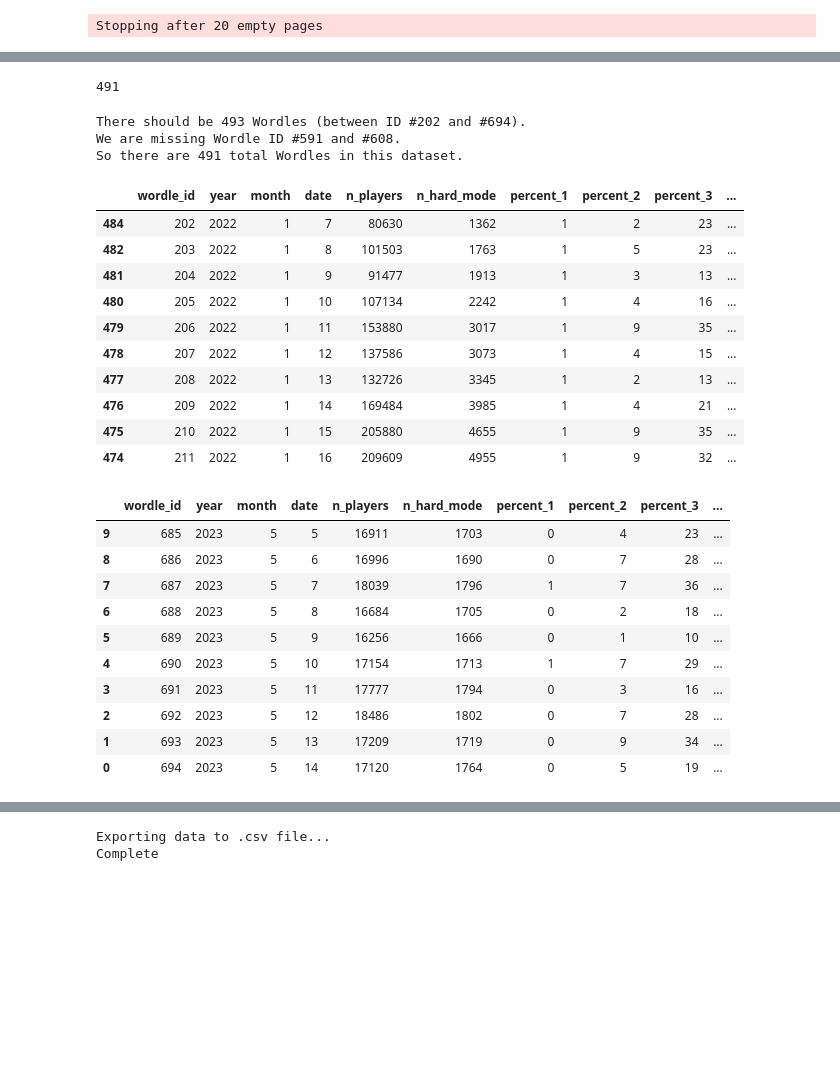
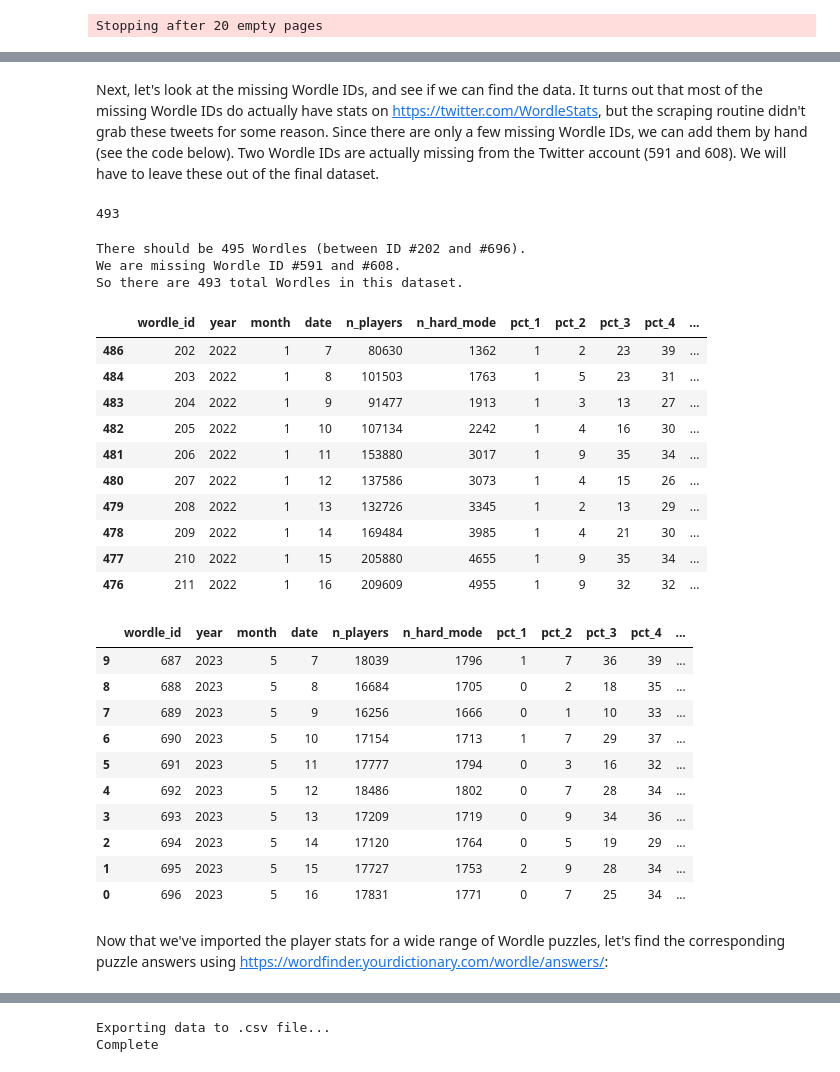
Before and after one commit to vcgregoric/Wordle_Analysis, a Jupyter notebook: wordle_data_scraping.ipynb, the cells around one changed output, grey strips where cells are left out. Saved outputs shown, nothing was run; the diff lists cells and outputs as text; code cells hidden in the pictures; blank space fills up the shorter version.

Commit message:
Finalized analysis

```diff
--- a/wordle_data_scraping.ipynb
+++ b/wordle_data_scraping.ipynb
@@ -34,18 +39,19 @@ X: 🟩 4%
 # %%
 # Import data from all tweets into pandas DataFrame:
-error_indices = []
-df = pd.DataFrame(columns=['wordle_id','year', 'month', 'date', 'n_players', 'n_hard_mode', 'percent_1',
-                           'percent_2', 'percent_3', 'percent_4', 'percent_5', 'percent_6', 'percent_fail'])
+error_indices = [] # To store the indices of the tweets where extracting the stats fails for some reason
+df = pd.DataFrame(columns=['wordle_id','year', 'month', 'date', 'n_players', 'n_hard_mode', 'pct_1',
+                           'pct_2', 'pct_3', 'pct_4', 'pct_5', 'pct_6', 'pct_fail'])
 
 def extract_stats(tweet, df):
     """Adds the stats from a tweet by @WordleStats to a pandas DataFrame.
     Input:  tweet = a string of the tweet text
             df = DataFrame to hold the tweet data. Expecting the following columns (in order):
-                 wordle_id, year, month, date, n_players, n_hard_mode, percent_1, percent_2, percent_3, percent_4,
-                 percent_5, percent_6, percent_fail
+                 wordle_id, year, month, date, n_players, n_hard_mode, pct_1, pct_2, pct_3, pct_4,
+                 pct_5, pct_6, pct_fail
     Output: none (the data is added as a new row in df)
     """
     tweet_lines = tweet.split('\n')
+    # Grab the relevant data from the tweet and store as variables
     try:
         wordle_id = int(tweet_lines[0].split(' ')[1])
         year = int(tweet_lines[0].replace('-', ' ').split(' ')[2])
@@ -54,15 +60,17 @@ def extract_stats(tweet, df):
         n_players = int(tweet_lines[1].replace(',','').split(' ')[0])
         n_hard_mode = int(tweet_lines[2].replace(',','').split(' ')[0])
         row_data = [wordle_id, year, month, date, n_players, n_hard_mode]
+        # Loop over the lines corresponding to each possible score:
         for i in range(4, 11):
             row_data.append(int(tweet_lines[i].replace('%', '').split(' ')[-1]))
         df.loc[len(df)] = row_data
     except:
+        # If the above failed for some reason, add the tweet index to a list to examine later
         print('error extracting stats from tweet at index', tweets.index(tweet))
         error_indices.append(tweets.index(tweet))
 
 
-
+# Use the function defined above to extract the data from each tweet:
 for tweet in tweets:
     extract_stats(tweet, df)
 print('There are', len(df), 'valid data points')
@@ -154,10 +171,12 @@ No repeated IDs found.
 df.loc[len(df)] = [213, 2022, 1, 18, 220950, 6206, 1, 2, 11, 24, 31, 26, 6]
 # Add Wordle ID #202:
 df.loc[len(df)] = [202, 2022, 1, 7, 80630, 1362, 1, 2, 23, 39, 24, 9, 1]
+# %% [markdown]
+Next, let's look at the missing Wordle IDs, and see if we can find the data. It turns out that most of the missing Wordle IDs do actually have stats on https://twitter.com/WordleStats, but the scraping routine didn't grab these tweets for some reason. Since there are only a few missing Wordle IDs, we can add them by hand (see the code below). Two Wordle IDs are actually missing from the Twitter account (591 and 608). We will have to leave these out of the final dataset.
 # %%
 # Check missing Wordle IDs by hand on twitter.com/WordleStats:
 
-# Wordle ID #213 is actually in tweets[478] (already added)
+# Wordle ID #213 is actually in tweets[480] (already added)
 
 # Wordle ID #273
 df.loc[len(df)] = [273, 2022, 3, 19, 156311, 8515, 0, 5, 21, 32, 26, 14, 3]
@@ -182,47 +201,49 @@ df.loc[len(df)] = [381, 2022, 7, 5, 44578, 3604, 1, 6, 25, 36, 23, 9, 1]
 # Wordle ID #608 is actually missing
 print(len(df))
 # %% [output]
-491
+493
 # %%
+# Confirm that we have data for all the puzzles between Wordle ID #202 and #696 (except for #591 and #608)
 min_id = df.wordle_id.min()
 max_id = df.wordle_id.max()
 print('There should be', max_id - min_id + 1, 'Wordles (between ID #' + str(min_id), 'and #' + str(max_id) + ').')
 print('We are missing Wordle ID #591 and #608.')
 print('So there are', len(df), 'total Wordles in this dataset.')
 # %% [output]
-There should be 493 Wordles (between ID #202 and #694).
+There should be 495 Wordles (between ID #202 and #696).
 We are missing Wordle ID #591 and #608.
-So there are 491 total Wordles in this dataset.
+So there are 493 total Wordles in this dataset.
 # %%
+# Sort the DataFrame by ascending values of Wordle ID:
 df.sort_values('wordle_id', inplace=True)
 # df.set_index('wordle_id', inplace=True, verify_integrity=True)
-df.head(10)
+display(df.head(10))
+display(df.tail(10))
 # %% [output]
-|  | wordle_id | year | month | date | n_players | n_hard_mode | percent_1 | percent_2 | percent_3 | ... |
-| 484 | 202 | 2022 | 1 | 7 | 80630 | 1362 | 1 | 2 | 23 | ... |
-| 482 | 203 | 2022 | 1 | 8 | 101503 | 1763 | 1 | 5 | 23 | ... |
-| 481 | 204 | 2022 | 1 | 9 | 91477 | 1913 | 1 | 3 | 13 | ... |
-| 480 | 205 | 2022 | 1 | 10 | 107134 | 2242 | 1 | 4 | 16 | ... |
-| 479 | 206 | 2022 | 1 | 11 | 153880 | 3017 | 1 | 9 | 35 | ... |
-| 478 | 207 | 2022 | 1 | 12 | 137586 | 3073 | 1 | 4 | 15 | ... |
-| 477 | 208 | 2022 | 1 | 13 | 132726 | 3345 | 1 | 2 | 13 | ... |
-| 476 | 209 | 2022 | 1 | 14 | 169484 | 3985 | 1 | 4 | 21 | ... |
-| 475 | 210 | 2022 | 1 | 15 | 205880 | 4655 | 1 | 9 | 35 | ... |
-| 474 | 211 | 2022 | 1 | 16 | 209609 | 4955 | 1 | 9 | 32 | ... |
+|  | wordle_id | year | month | date | n_players | n_hard_mode | pct_1 | pct_2 | pct_3 | pct_4 | ... |
+| 486 | 202 | 2022 | 1 | 7 | 80630 | 1362 | 1 | 2 | 23 | 39 | ... |
+| 484 | 203 | 2022 | 1 | 8 | 101503 | 1763 | 1 | 5 | 23 | 31 | ... |
+| 483 | 204 | 2022 | 1 | 9 | 91477 | 1913 | 1 | 3 | 13 | 27 | ... |
+| 482 | 205 | 2022 | 1 | 10 | 107134 | 2242 | 1 | 4 | 16 | 30 | ... |
+| 481 | 206 | 2022 | 1 | 11 | 153880 | 3017 | 1 | 9 | 35 | 34 | ... |
+| 480 | 207 | 2022 | 1 | 12 | 137586 | 3073 | 1 | 4 | 15 | 26 | ... |
+| 479 | 208 | 2022 | 1 | 13 | 132726 | 3345 | 1 | 2 | 13 | 29 | ... |
+| 478 | 209 | 2022 | 1 | 14 | 169484 | 3985 | 1 | 4 | 21 | 30 | ... |
+| 477 | 210 | 2022 | 1 | 15 | 205880 | 4655 | 1 | 9 | 35 | 34 | ... |
+| 476 | 211 | 2022 | 1 | 16 | 209609 | 4955 | 1 | 9 | 32 | 32 | ... |
+|  | wordle_id | year | month | date | n_players | n_hard_mode | pct_1 | pct_2 | pct_3 | pct_4 | ... |
+| 9 | 687 | 2023 | 5 | 7 | 18039 | 1796 | 1 | 7 | 36 | 39 | ... |
+| 8 | 688 | 2023 | 5 | 8 | 16684 | 1705 | 0 | 2 | 18 | 35 | ... |
+| 7 | 689 | 2023 | 5 | 9 | 16256 | 1666 | 0 | 1 | 10 | 33 | ... |
+| 6 | 690 | 2023 | 5 | 10 | 17154 | 1713 | 1 | 7 | 29 | 37 | ... |
+| 5 | 691 | 2023 | 5 | 11 | 17777 | 1794 | 0 | 3 | 16 | 32 | ... |
+| 4 | 692 | 2023 | 5 | 12 | 18486 | 1802 | 0 | 7 | 28 | 34 | ... |
+| 3 | 693 | 2023 | 5 | 13 | 17209 | 1719 | 0 | 9 | 34 | 36 | ... |
+| 2 | 694 | 2023 | 5 | 14 | 17120 | 1764 | 0 | 5 | 19 | 29 | ... |
+| 1 | 695 | 2023 | 5 | 15 | 17727 | 1753 | 2 | 9 | 28 | 34 | ... |
+| 0 | 696 | 2023 | 5 | 16 | 17831 | 1771 | 0 | 7 | 25 | 34 | ... |
-# %%
-df.tail(10)
-# %% [output]
-|  | wordle_id | year | month | date | n_players | n_hard_mode | percent_1 | percent_2 | percent_3 | ... |
-| 9 | 685 | 2023 | 5 | 5 | 16911 | 1703 | 0 | 4 | 23 | ... |
-| 8 | 686 | 2023 | 5 | 6 | 16996 | 1690 | 0 | 7 | 28 | ... |
-| 7 | 687 | 2023 | 5 | 7 | 18039 | 1796 | 1 | 7 | 36 | ... |
-| 6 | 688 | 2023 | 5 | 8 | 16684 | 1705 | 0 | 2 | 18 | ... |
-| 5 | 689 | 2023 | 5 | 9 | 16256 | 1666 | 0 | 1 | 10 | ... |
-| 4 | 690 | 2023 | 5 | 10 | 17154 | 1713 | 1 | 7 | 29 | ... |
-| 3 | 691 | 2023 | 5 | 11 | 17777 | 1794 | 0 | 3 | 16 | ... |
-| 2 | 692 | 2023 | 5 | 12 | 18486 | 1802 | 0 | 7 | 28 | ... |
-| 1 | 693 | 2023 | 5 | 13 | 17209 | 1719 | 0 | 9 | 34 | ... |
-| 0 | 694 | 2023 | 5 | 14 | 17120 | 1764 | 0 | 5 | 19 | ... |
+# %% [markdown]
+Now that we've imported the player stats for a wide range of Wordle puzzles, let's find the corresponding puzzle answers using https://wordfinder.yourdictionary.com/wordle/answers/:
 # %%
 url = 'https://wordfinder.yourdictionary.com/wordle/answers/'
 page = urlopen(url)
```
Also changed, not shown: parts of 14 cells of this notebook, 2 other files.
